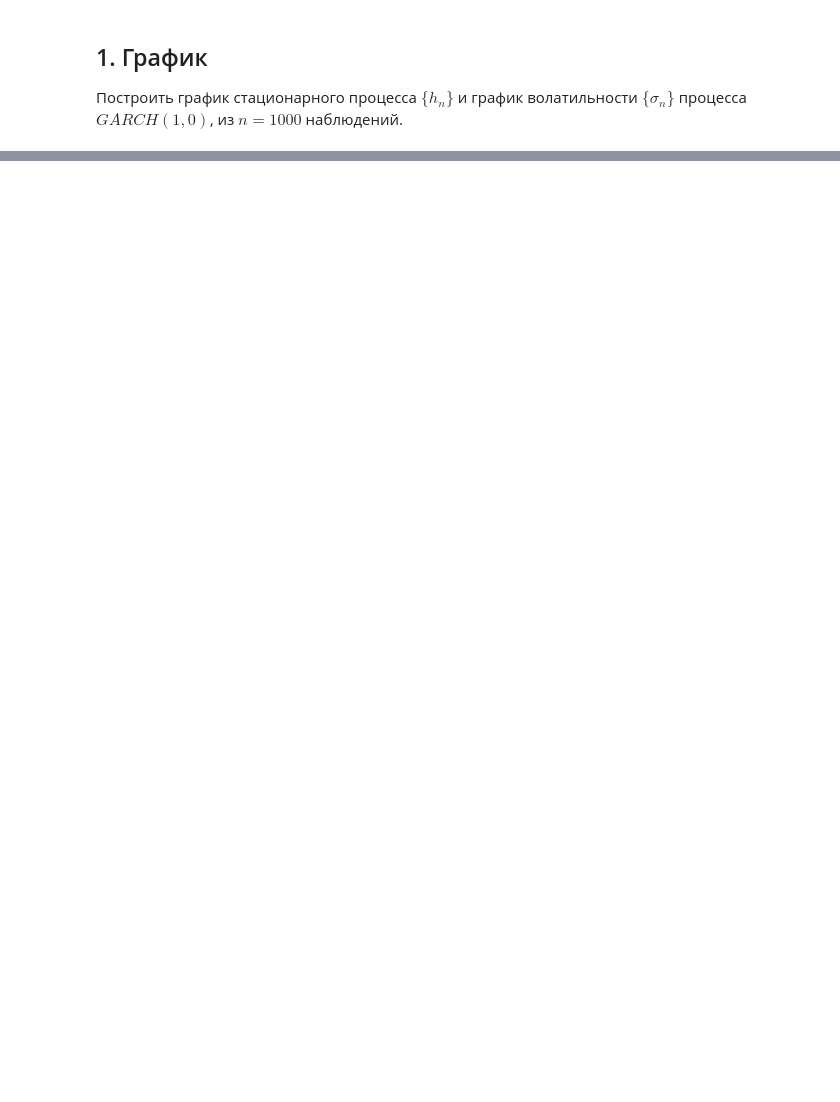
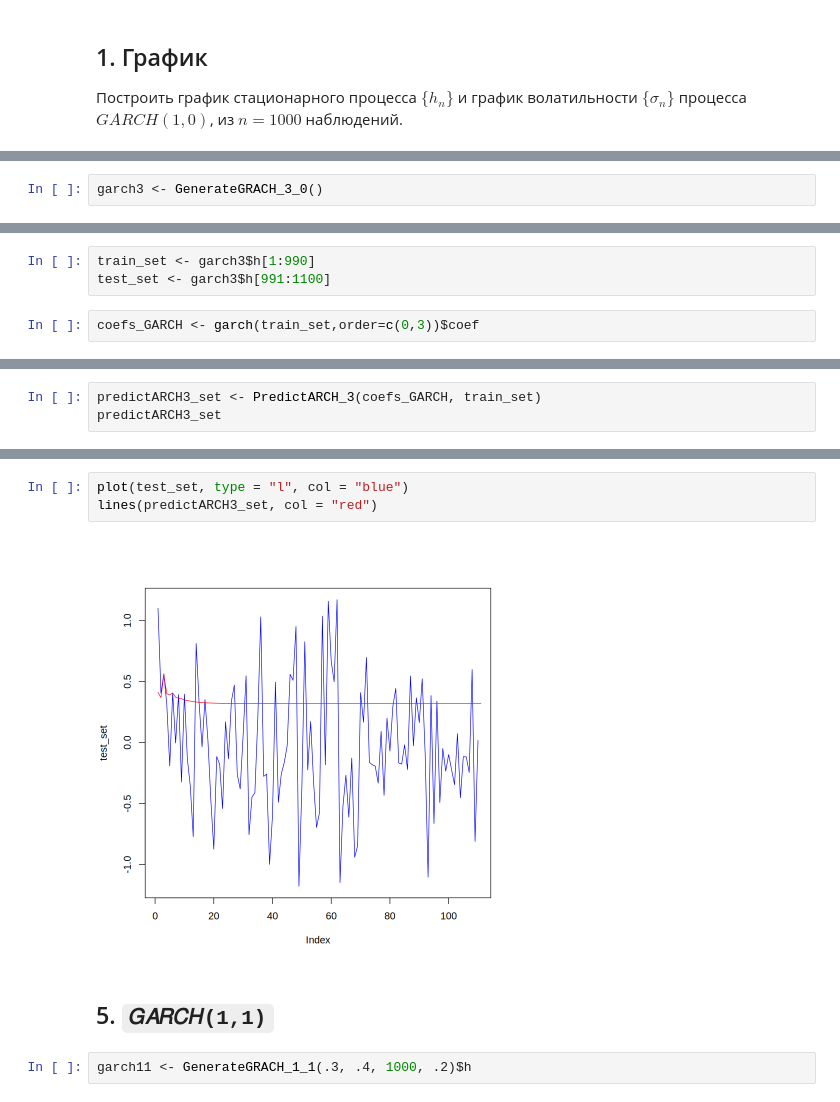
Before and after one commit to Amatikay/EMM2, a Jupyter notebook: GARCH.ipynb, the cells around one changed output, grey strips where cells are left out. Cells and saved outputs as stored; diff of their text form; blank space fills up the shorter version.

```diff
--- a/GARCH.ipynb
+++ b/GARCH.ipynb
@@ -27,0 +146,2 @@ lines(garch$sigma, col = "red")
+# %%
+garch3 <- GenerateGRACH_3_0()
@@ -27,0 +153,5 @@ lines(garch$sigma, col = "red")
+# %%
+train_set <- garch3$h[1:990]
+test_set <- garch3$h[991:1100]
+# %%
+coefs_GARCH <- garch(train_set,order=c(0,3))$coef
@@ -27,0 +181,3 @@ lines(garch$sigma, col = "red")
+# %%
+predictARCH3_set <- PredictARCH_3(coefs_GARCH, train_set)
+predictARCH3_set
@@ -27,0 +201,9 @@ lines(garch$sigma, col = "red")
+# %%
+plot(test_set, type = "l", col = "blue")
+lines(predictARCH3_set, col = "red")
+# %% [output]
+[figure, added]
+# %% [markdown]
+## 5. `𝐺𝐴𝑅𝐶𝐻(1,1)`
+# %%
+garch11 <- GenerateGRACH_1_1(.3, .4, 1000, .2)$h
```
Also changed, not shown: parts of 17 cells of this notebook.
